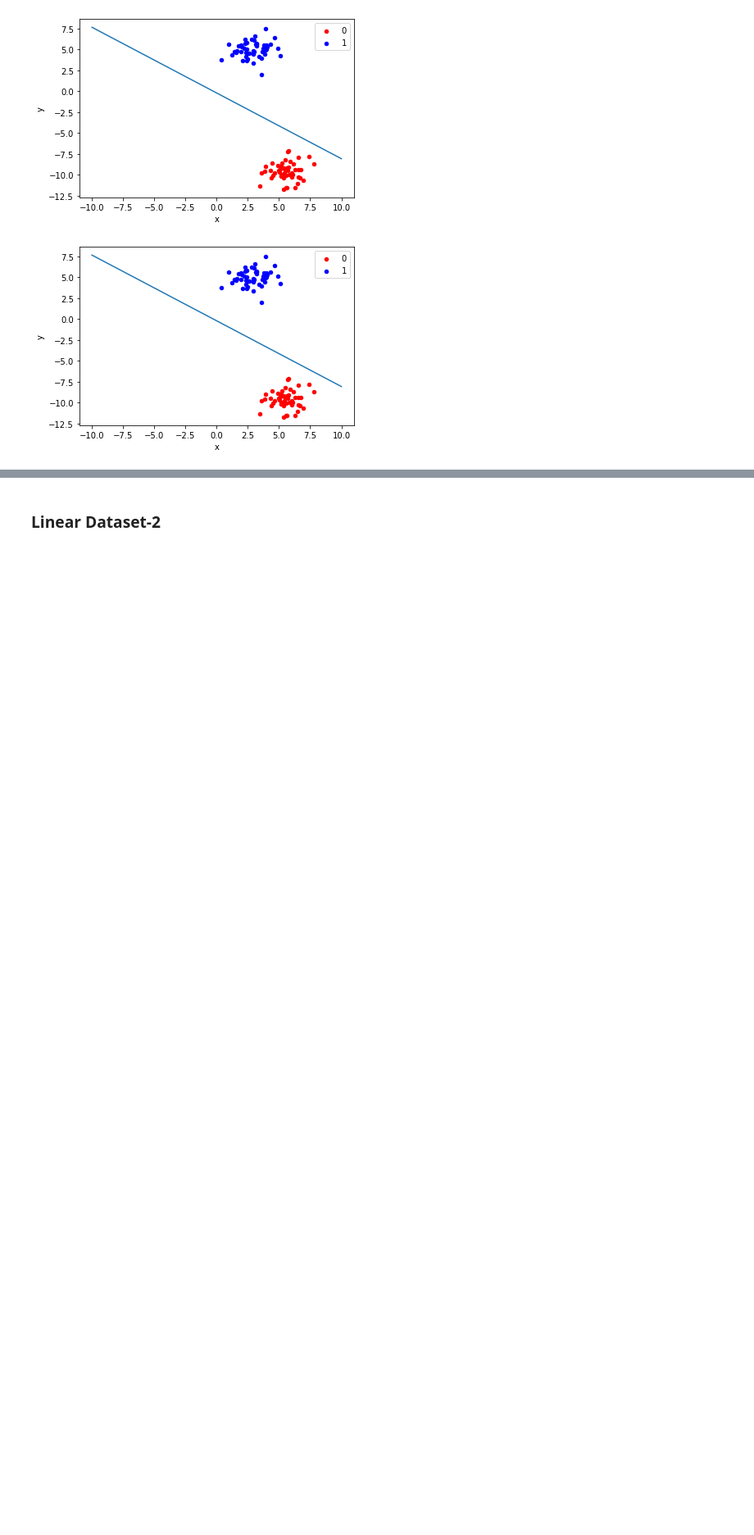
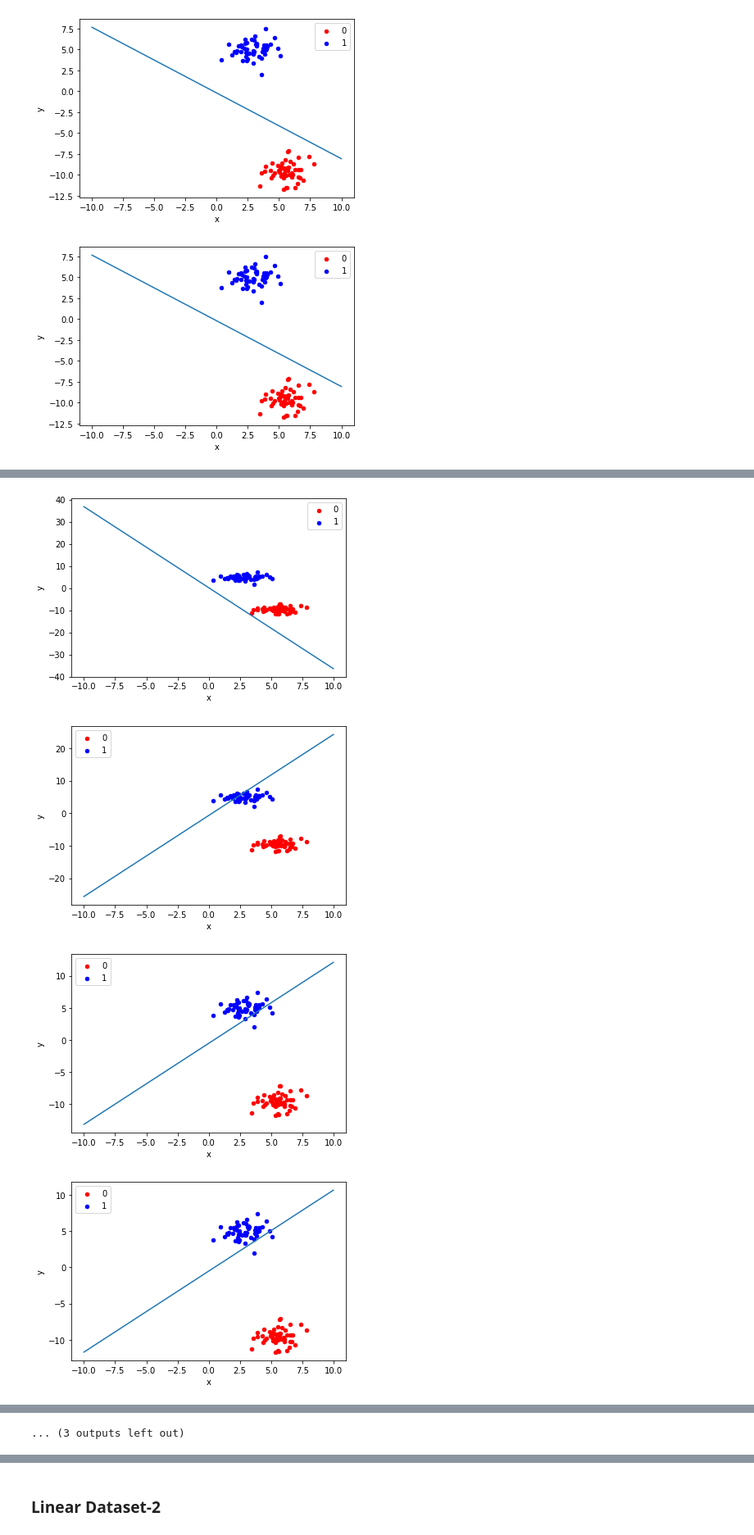
Before and after one commit to Sharath-Ramachandran/DeepLearningAssignments, a Jupyter notebook: Assignment2/Question4.ipynb, the cells around one changed output, grey strips where cells are left out. Shown at 82% size. Cells and saved outputs as stored; diff of their text form; code cells hidden in the pictures; blank space fills up the shorter version.

```diff
--- a/Assignment2/Question4.ipynb
+++ b/Assignment2/Question4.ipynb
@@ -107,0 +125,7 @@ bias
+# %%
+weight, bias = perceptronAlgo(X,y,[-5,-5],'Linear',10)
+# %% [output]
+[figure, added]
+[figure, added]
+[figure, added]
+[figure, added]
@@ -107,0 +140 @@ bias
+... (3 outputs left out)
```
Also changed, not shown: parts of 48 cells of this notebook.
